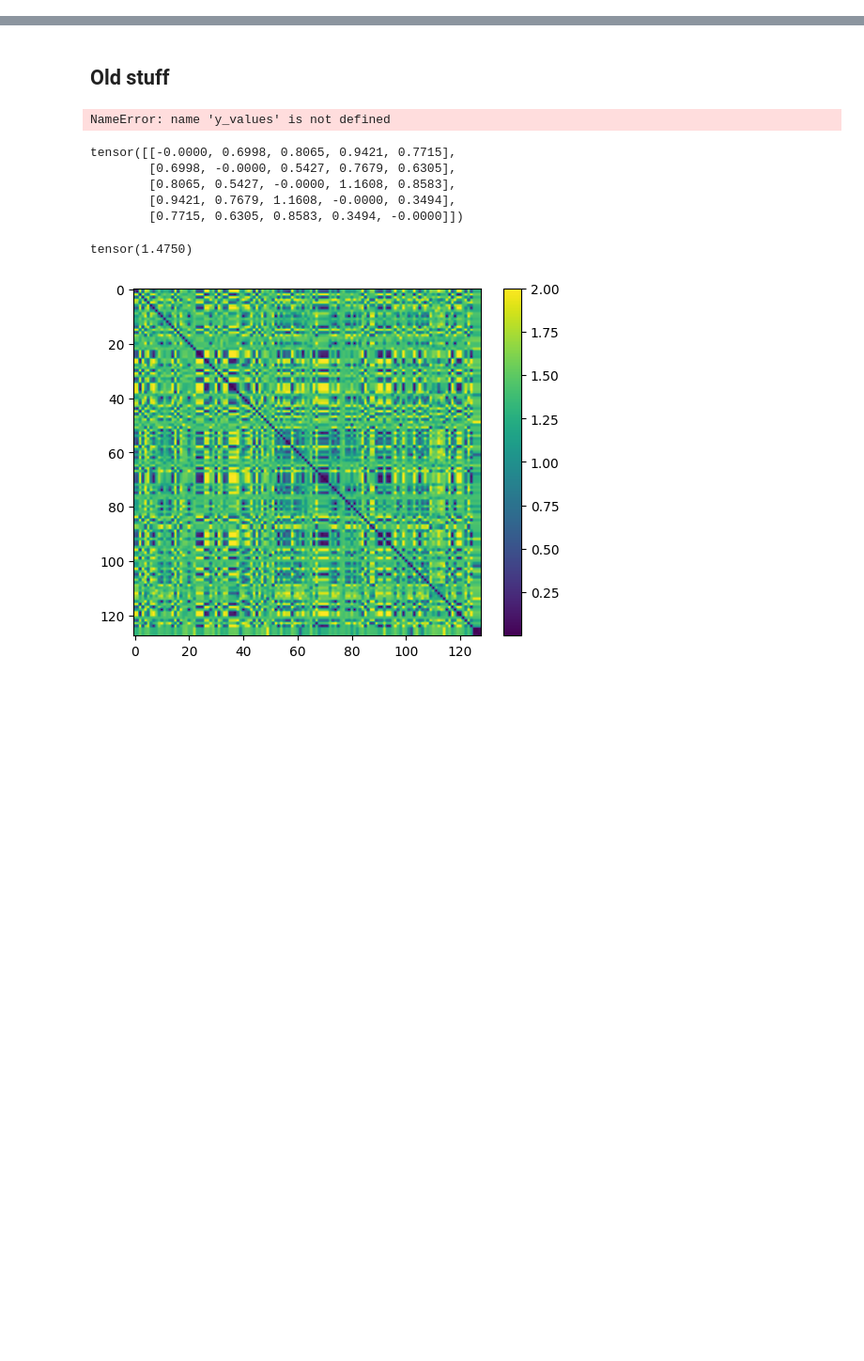
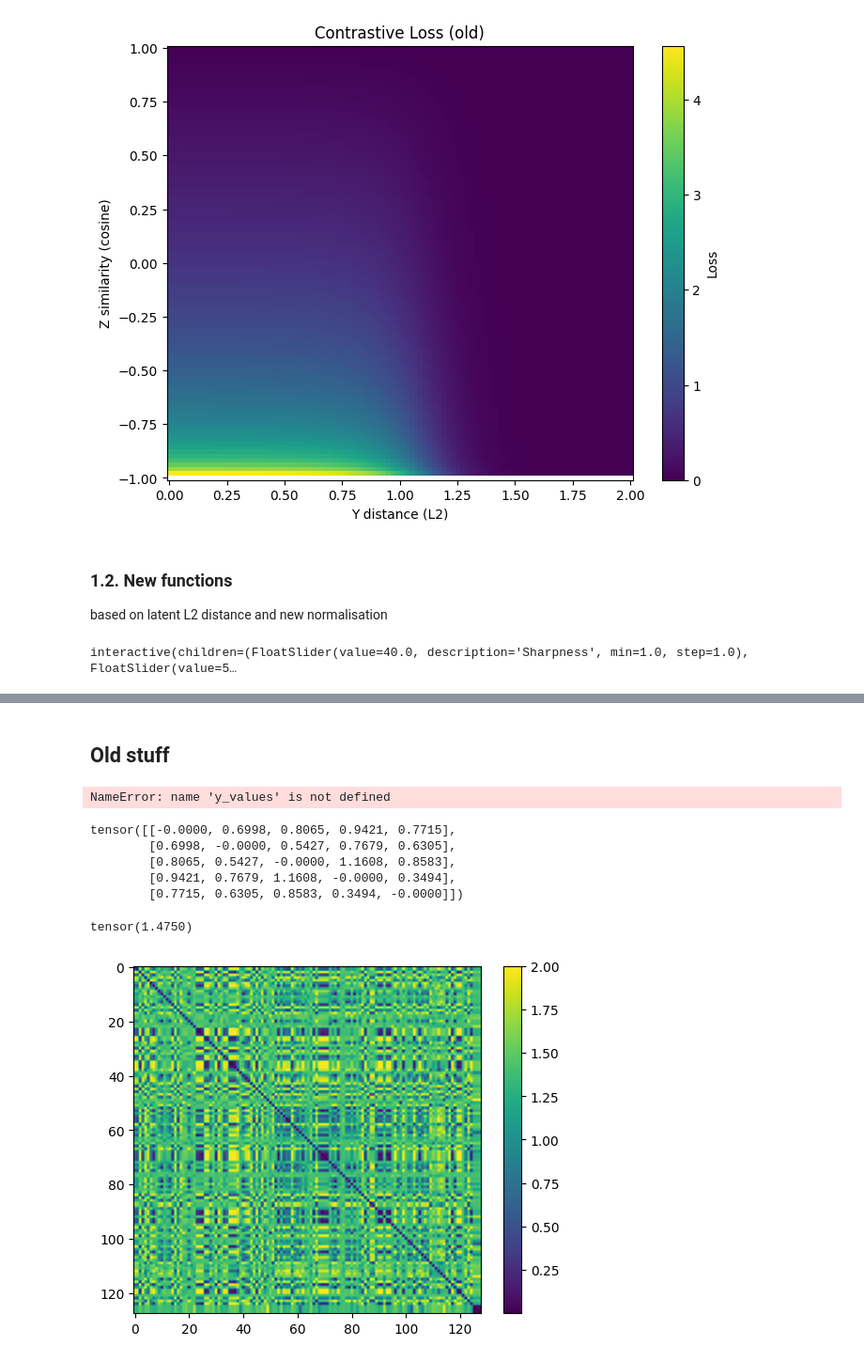
Before and after one commit to LuisCarretero/similar-expressions, a Jupyter notebook: src/dev/contrastive_loss_dev.ipynb, the cells around one changed output, grey strips where cells are left out. Shown at 94% size. Saved outputs shown, nothing was run; the diff lists cells and outputs as text; code cells hidden in the pictures; blank space fills up the shorter version.

Commit message:
Created contrastive loss dev Notebook

```diff
--- a/src/dev/contrastive_loss_dev.ipynb
+++ b/src/dev/contrastive_loss_dev.ipynb
@@ -0,0 +91,62 @@
+# %%
+def contrastive_loss_old(z_sim, y_dist):
+    a, b = 40, 5
+    gamma_func = lambda x: 1/(1+ torch.exp(a * x - b))
+
+    y_dist = y_dist / 3  # (old normalisation roughly resulted in range ~0.3 compared to range~1 now. y_dist now is around 1 so with old normalisation it would have been around 0.3)
+
+    gamma = gamma_func(y_dist.square())  # Scaling factor: Only if graphs are similar should large z_dissim be penalized
+    z_dissim_loss = -torch.log((1+z_sim)/2)  # -> 1 if different, 0 if similar, -> 2 if unrelated
+    loss = gamma * z_dissim_loss
+    return loss
+
+# Create 2D histogram of contrastive loss
+z_sim = torch.linspace(-1, 1, 100)
+y_dist = torch.linspace(0, 2, 100)
+Z, Y = torch.meshgrid(z_sim, y_dist, indexing='xy')
+
+# Calculate loss for each point
+loss_grid = contrastive_loss_old(Z, Y)
+
+plt.figure(figsize=(8, 6))
+plt.pcolormesh(Y.numpy(), Z.numpy(), loss_grid.numpy(), shading='auto')
+plt.colorbar(label='Loss')
+plt.ylabel('Z similarity (cosine)')
+plt.xlabel('Y distance (L2)')
+plt.title('Contrastive Loss (old)')
+plt.show()
+# %% [output]
+[figure, added]
+# %% [markdown]
+### 1.2. New functions
+based on latent L2 distance and new normalisation
+# %%
+from ipywidgets import interactive
+import ipywidgets as widgets
+
+def plot_gamma(a, b, log_x):
+    logistic = lambda x: 1/(1+ torch.exp(a * x - b))
+    threshold = lambda x: x < SIMILARITY_THRESHOLD
+
+    x = np.logspace(-4, 0, 400)
+
+    plt.figure(figsize=(6, 4))
+    plt.plot(x, logistic(torch.tensor(x)), label='Logistic')
+    plt.plot(x, threshold(torch.tensor(x)), label='Threshold')
+    plt.axvline(x=SIMILARITY_THRESHOLD, color='r', linestyle='--', label='Similarity threshold')
+    plt.xscale('log' if log_x else 'linear')
+    plt.ylim(0, 1.1)
+    plt.legend()
+    plt.xlabel('MSE distance (y)')
+    plt.ylabel('Gamma')
+    plt.show()
+
+interactive_plot = interactive(
+    plot_gamma,
+    a=widgets.FloatSlider(min=1, max=100, step=1, value=40, description='Sharpness'),
+    b=widgets.FloatSlider(min=0, max=10, step=0.1, value=5, description='Shift'),
+    log_x=widgets.Checkbox(value=True, description='Log x')
+)
+display(interactive_plot)
+# %% [output]
+interactive(children=(FloatSlider(value=40.0, description='Sharpness', min=1.0, step=1.0), FloatSlider(value=5…
```
Also changed, not shown: parts of 23 cells of this notebook, 1 other file.
